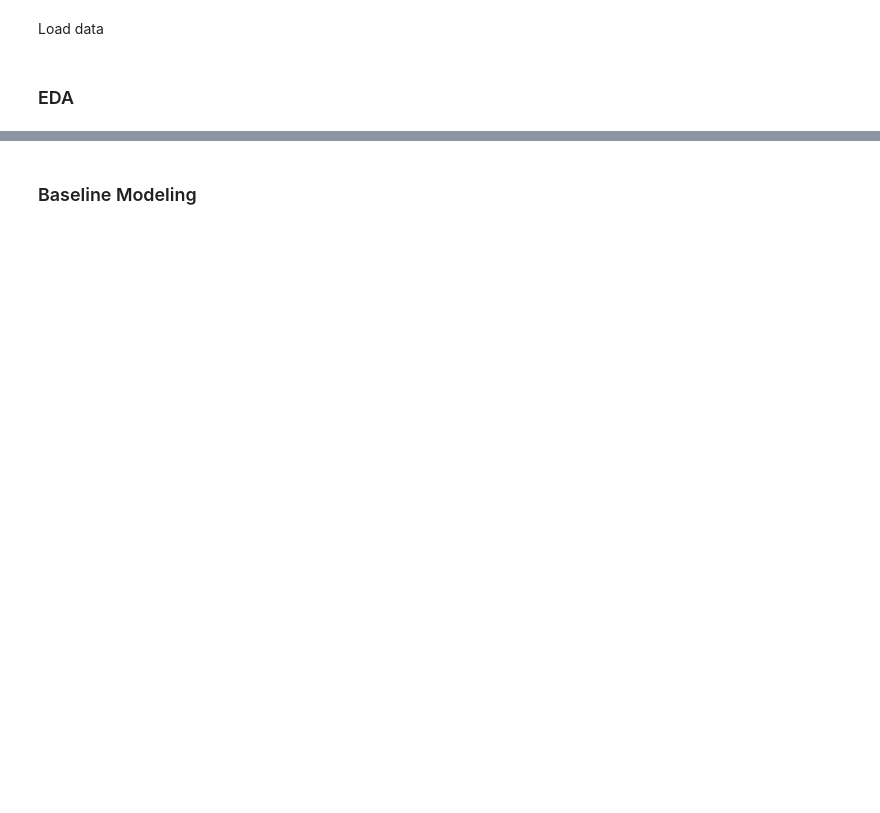
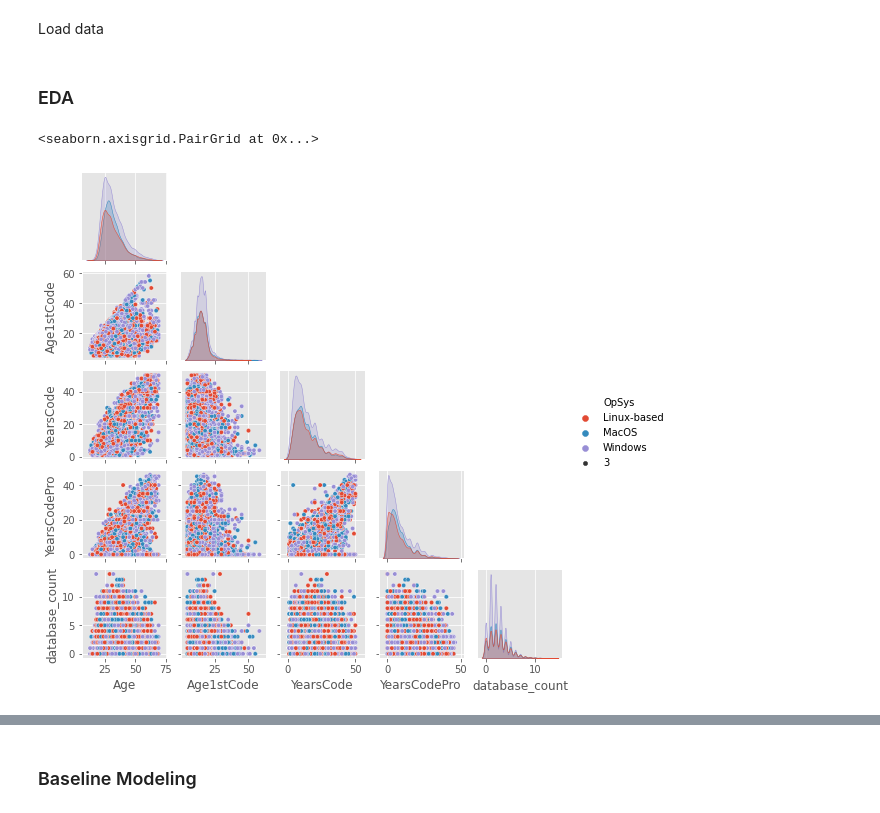
Before and after one commit to racheldilley1/coding-language-predictor, a Jupyter notebook: Notebooks/EDA and Modeling Notebook.ipynb, the cells around one changed output, grey strips where cells are left out. Drawn from its saved outputs; the diff is of its cells as text; code cells hidden in the pictures; blank space fills up the shorter version.

```diff
--- a/Notebooks/EDA and Modeling Notebook.ipynb
+++ b/Notebooks/EDA and Modeling Notebook.ipynb
@@ -26,7 +26,10 @@ df = pd.read_pickle('../Data/survey_data_cleaned2.pkl')
 # %% [markdown]
 ### EDA
 # %%
-# # We want to pick one feature to start that separates the two cases.
-# sns.pairplot(df[['OpSys', 'Age', 'Age1stCode', 'YearsCode', 'YearsCodePro', 'database_count']],
-#              corner=True, height=1.5, plot_kws={'size': 3}, hue='OpSys')
+# We want to pick one feature to start that separates the two cases.
+sns.pairplot(df[['OpSys', 'Age', 'Age1stCode', 'YearsCode', 'YearsCodePro', 'database_count']],
+             corner=True, height=1.5, plot_kws={'size': 3}, hue='OpSys')
+# %% [output]
+<seaborn.axisgrid.PairGrid at 0x...>
+[figure, added]
 # %%
```
Also changed, not shown: parts of 9 cells of this notebook, 1 other file.
